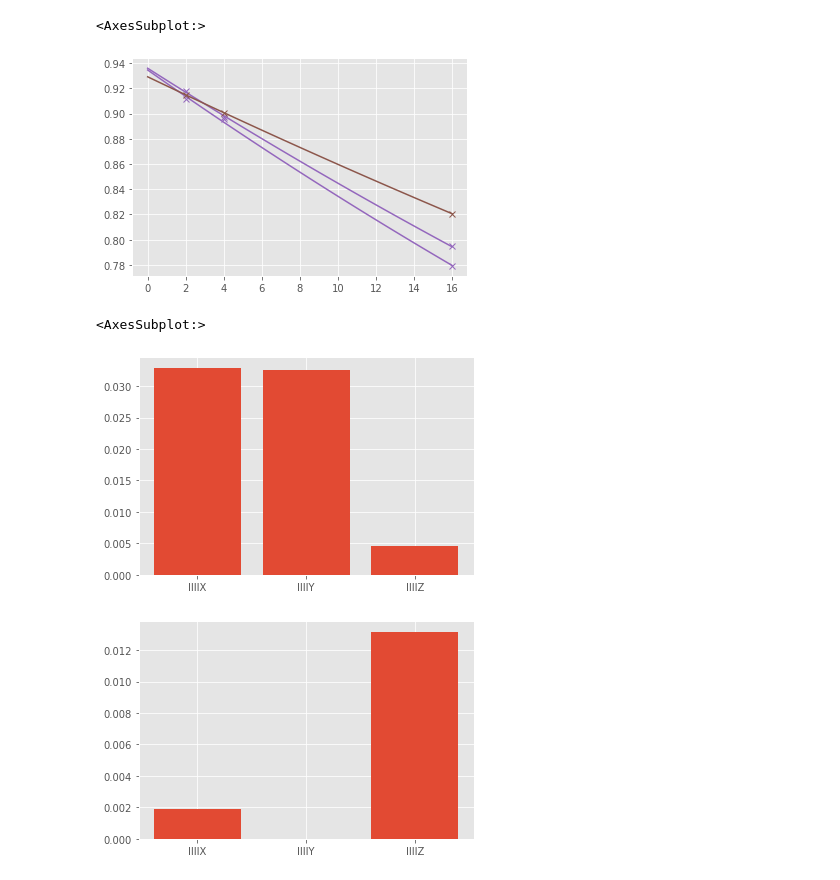
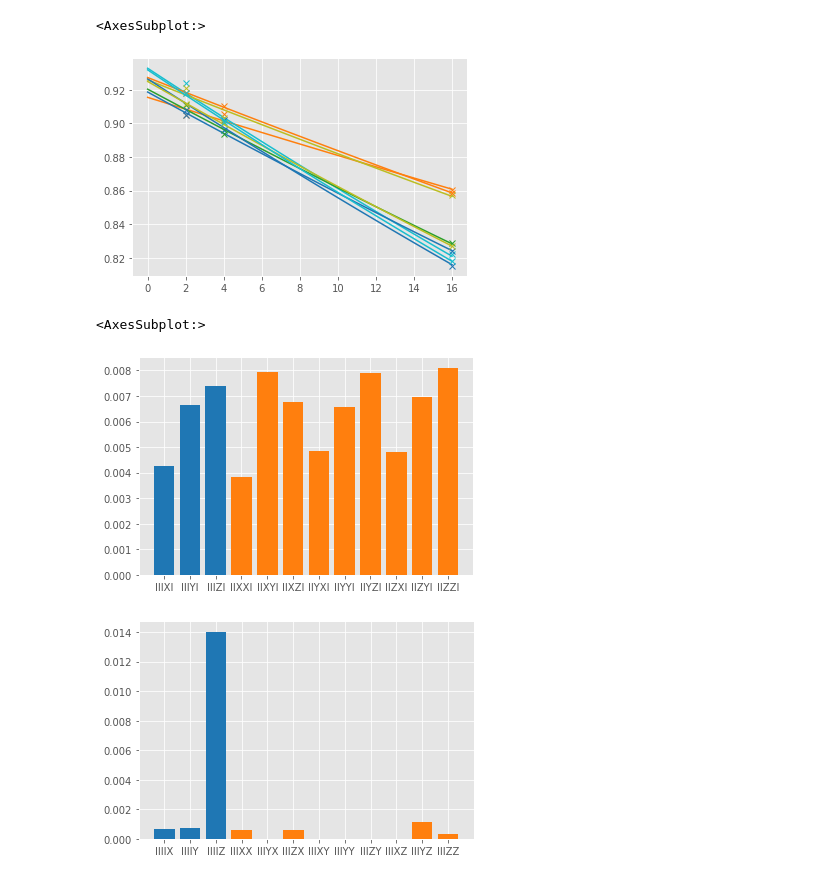
Before and after one commit to benmcdonough20/NEPEC_on_Hardware, a Jupyter notebook: ArbitraryCircuit/tester.ipynb, the cells around one changed output. Saved outputs shown, nothing was run; the diff lists cells and outputs as text; code cells hidden in the pictures.

```diff
--- a/ArbitraryCircuit/tester.ipynb
+++ b/ArbitraryCircuit/tester.ipynb
@@ -71,16 +55,16 @@ perexp._per_runs[0]._data[QiskitPauli("IIIZZ")].get_expectations()
 # %%
 layer1, = experiment.analysis.layer_data()
 # %%
-layer1.graph(4)
+layer1.graph((1,2))
 # %% [output]
 <AxesSubplot:>
-[figure, old version]
+[figure, new version]
 # %%
-layer1.plot_infidelitites(0)
+layer1.plot_infidelitites((1,),(1,2))
 # %% [output]
 <AxesSubplot:>
-[figure, old version]
+[figure, new version]
 # %%
-layer1.plot_coeffs(0)
+layer1.plot_coeffs((0,),(0,1))
 # %% [output]
-[figure, old version]
+[figure, new version]
```
Also changed, not shown: parts of 10 cells of this notebook, 13 other files.
